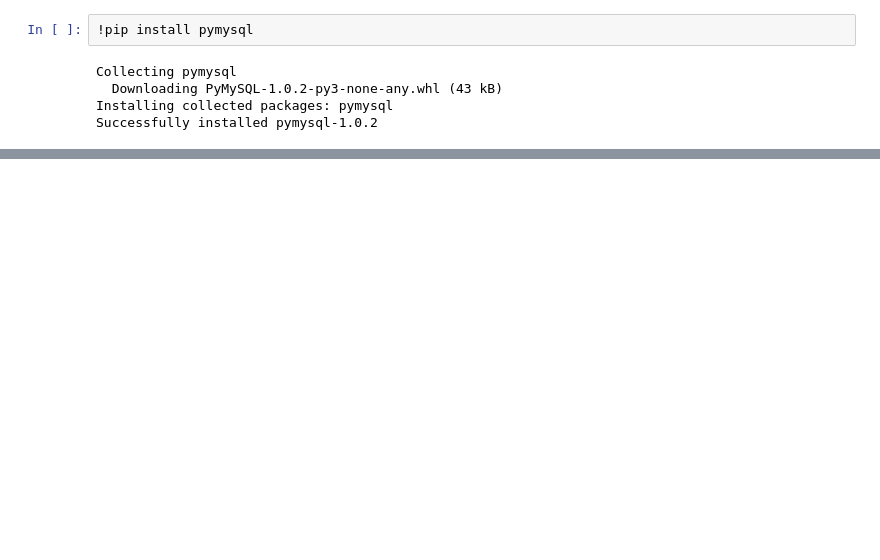
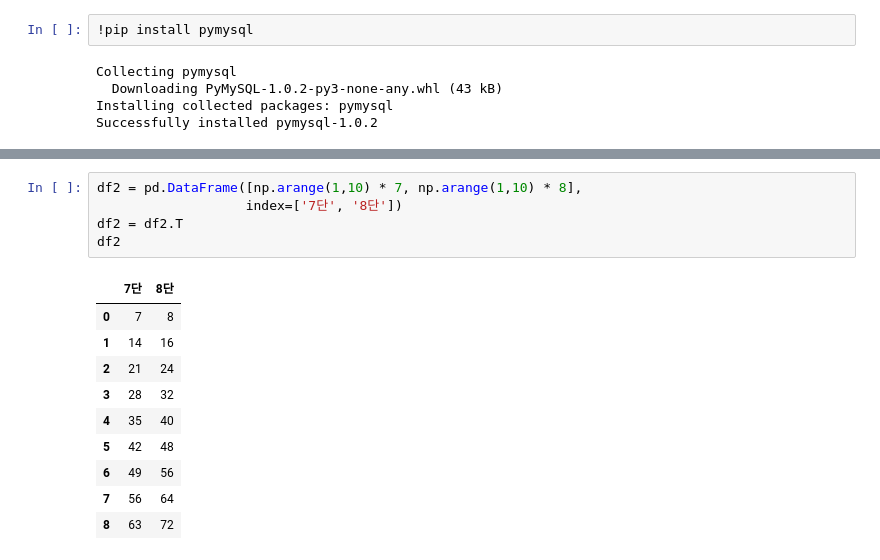
Before and after one commit to gasbugs/ML20221011, a Jupyter notebook: 2주차/4일차 - .ipynb, the cells around one changed output, grey strips where cells are left out. Cells and saved outputs as stored; diff of their text form; blank space fills up the shorter version.

```diff
--- a/2주차/4일차 - .ipynb
+++ b/2주차/4일차 - .ipynb
@@ -114,0 +254,16 @@ OperationalError: (2003, "Can't connect to MySQL server on '34.123.229.9' ([WinE
+# %%
+df2 = pd.DataFrame([np.arange(1,10) * 7, np.arange(1,10) * 8],
+                   index=['7단', '8단'])
+df2 = df2.T
+df2
+# %% [output]
+|  | 7단 | 8단 |
+| 0 | 7 | 8 |
+| 1 | 14 | 16 |
+| 2 | 21 | 24 |
+| 3 | 28 | 32 |
+| 4 | 35 | 40 |
+| 5 | 42 | 48 |
+| 6 | 49 | 56 |
+| 7 | 56 | 64 |
+| 8 | 63 | 72 |
```
Also changed, not shown: parts of 15 cells of this notebook.
